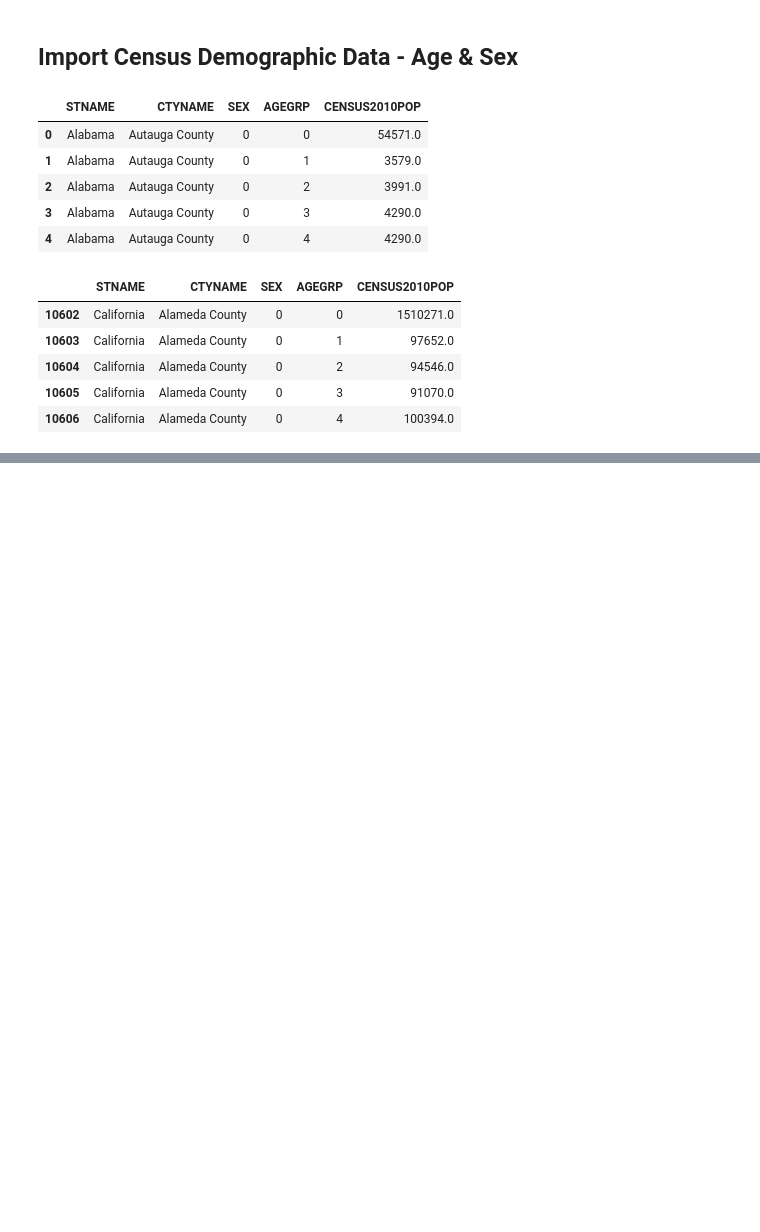
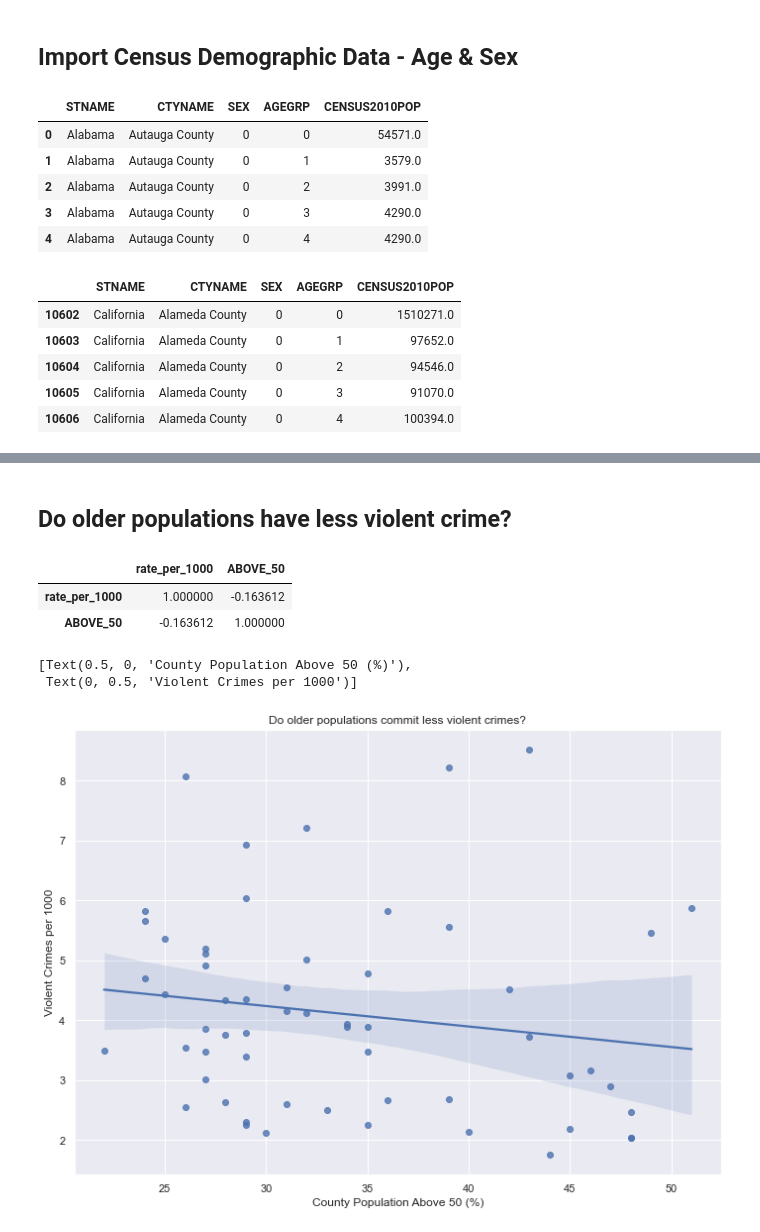
Before and after one commit to jordan-barrett-jm/violent-crime-demographics, a Jupyter notebook: demographics-violent-crime.ipynb, the cells around one changed output, grey strips where cells are left out. Saved outputs shown, nothing was run; the diff lists cells and outputs as text; code cells hidden in the pictures; blank space fills up the shorter version.

```diff
--- a/demographics-violent-crime.ipynb
+++ b/demographics-violent-crime.ipynb
@@ -182,0 +234,21 @@ age_only.head()
+# %% [markdown]
+## Do older populations have less violent crime?
+# %%
+#Let's join the older_population and violent crime dataframes
+vc_total = vc_filtered[(vc_filtered.strata_level_name=='Violent crime total')]
+vc_total.rename({'geoname': 'CTYNAME'}, axis=1, inplace=True)
+age_vc = older_population.merge(vc_total, how='inner', on='CTYNAME')[['CTYNAME','rate_per_1000', 'ABOVE_50']]
+# %%
+age_vc.corr(method='pearson')
+# %% [output]
+|  | rate_per_1000 | ABOVE_50 |
+| rate_per_1000 | 1.000000 | -0.163612 |
+| ABOVE_50 | -0.163612 | 1.000000 |
+# %%
+fig = sns.regplot(x='ABOVE_50', y='rate_per_1000', data=age_vc)
+fig.set(title='Do older populations commit less violent crimes?')
+fig.set(xlabel='County Population Above 50 (%)', ylabel='Violent Crimes per 1000')
+# %% [output]
+[Text(0.5, 0, 'County Population Above 50 (%)'),
+ Text(0, 0.5, 'Violent Crimes per 1000')]
+[figure, added]
```
Also changed, not shown: parts of 23 cells of this notebook.
